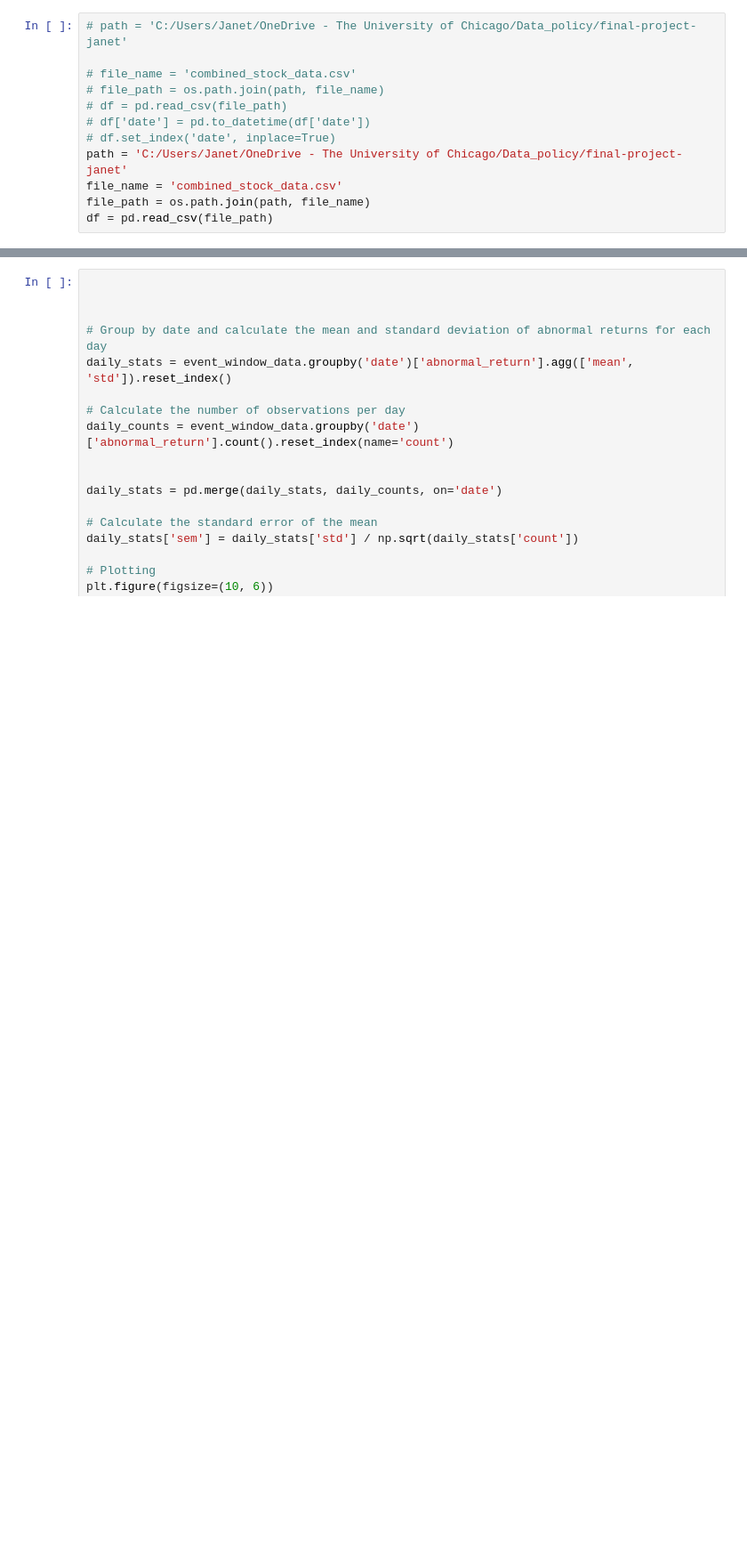
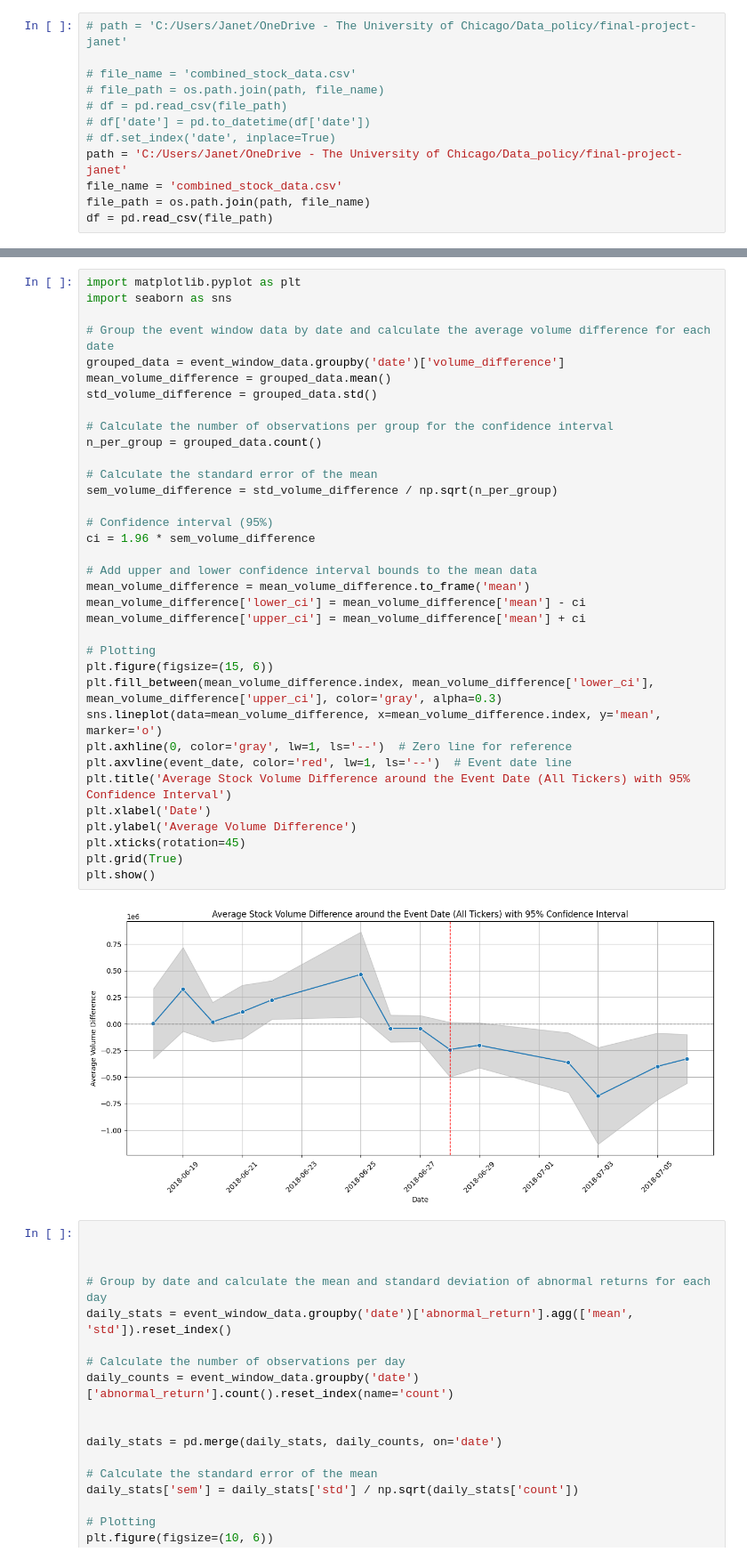
Before and after one commit to JanetYing/Stock-Market-Dynamics-Project, a Jupyter notebook: analysis.ipynb, the cells around one changed output, grey strips where cells are left out. Shown: that part at 89% size. Drawn from its saved outputs; the diff is of its cells as text; blank space fills up the shorter version.

Commit message:
interactive plot_part 1

```diff
--- a/analysis.ipynb
+++ b/analysis.ipynb
@@ -130,3 +183,40 @@ See the caveats in the documentation: https://pandas.pydata.org/pandas-docs/stab
+# %%
+import matplotlib.pyplot as plt
+import seaborn as sns
+
+# Group the event window data by date and calculate the average volume difference for each date
+grouped_data = event_window_data.groupby('date')['volume_difference']
+mean_volume_difference = grouped_data.mean()
+std_volume_difference = grouped_data.std()
+
+# Calculate the number of observations per group for the confidence interval
+n_per_group = grouped_data.count()
+
+# Calculate the standard error of the mean
+sem_volume_difference = std_volume_difference / np.sqrt(n_per_group)
+
+# Confidence interval (95%)
+ci = 1.96 * sem_volume_difference
+
+# Add upper and lower confidence interval bounds to the mean data
+mean_volume_difference = mean_volume_difference.to_frame('mean')
+mean_volume_difference['lower_ci'] = mean_volume_difference['mean'] - ci
+mean_volume_difference['upper_ci'] = mean_volume_difference['mean'] + ci
+
+# Plotting
+plt.figure(figsize=(15, 6))
+plt.fill_between(mean_volume_difference.index, mean_volume_difference['lower_ci'], mean_volume_difference['upper_ci'], color='gray', alpha=0.3)
+sns.lineplot(data=mean_volume_difference, x=mean_volume_difference.index, y='mean', marker='o')
+plt.axhline(0, color='gray', lw=1, ls='--')  # Zero line for reference
+plt.axvline(event_date, color='red', lw=1, ls='--')  # Event date line
+plt.title('Average Stock Volume Difference around the Event Date (All Tickers) with 95% Confidence Interval')
+plt.xlabel('Date')
+plt.ylabel('Average Volume Difference')
+plt.xticks(rotation=45)
+plt.grid(True)
+plt.show()
+# %% [output]
+[figure, added]
 # %%
 
 
```
Also changed, not shown: parts of 6 cells of this notebook, 9 other files.
